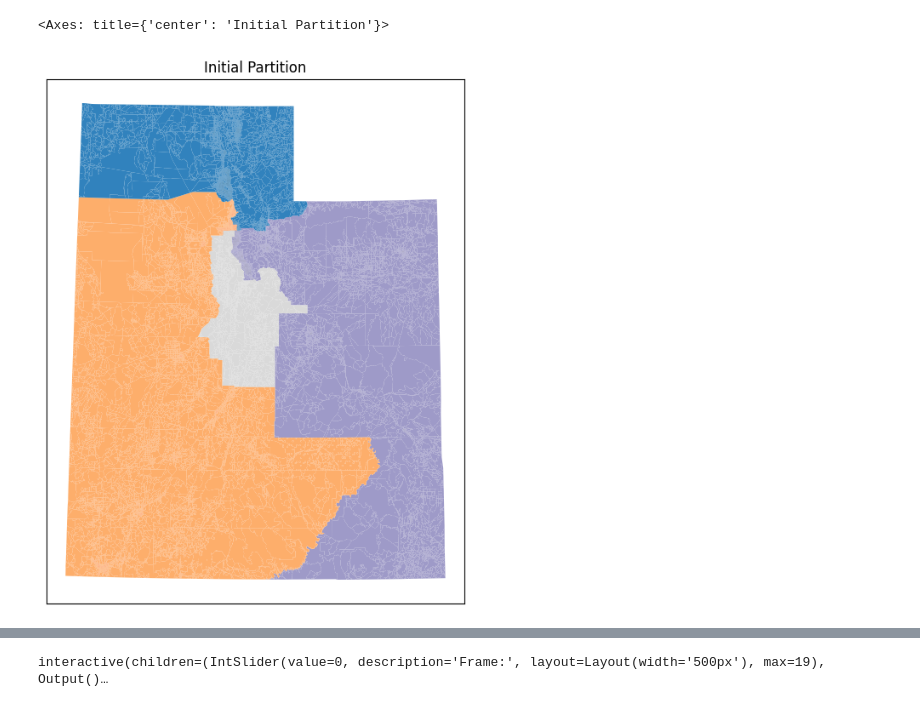
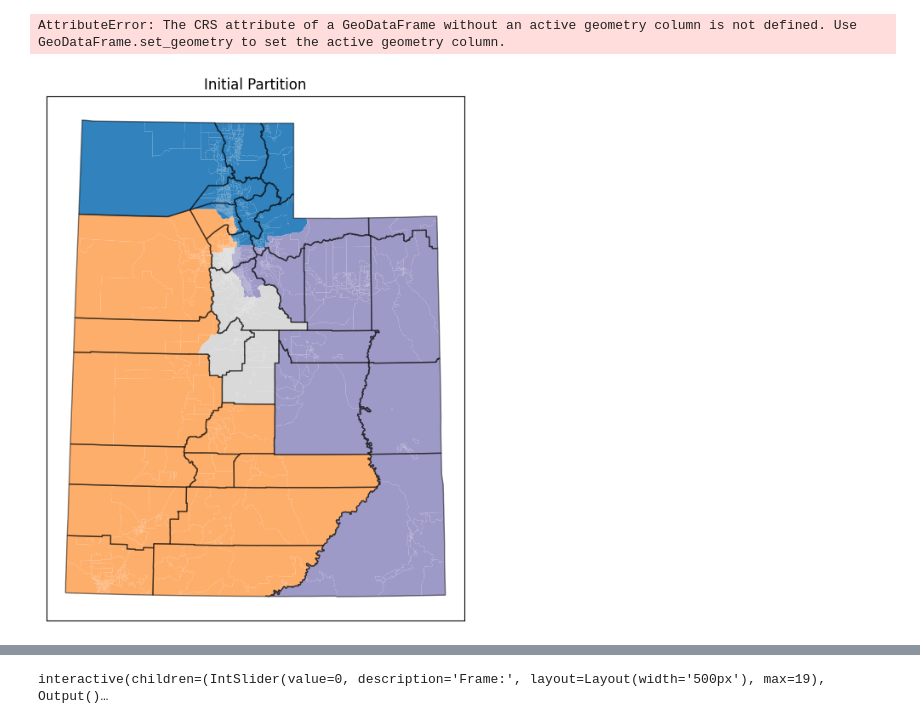
Before and after one commit to samadams8/UT_GerryChain, a Jupyter notebook: gerrychain_playground.ipynb, the cells around one changed output, grey strips where cells are left out. Cells and saved outputs as stored; diff of their text form; code cells hidden in the pictures.

Commit message:
Compile precincts, update visualizations.

```diff
--- a/gerrychain_playground.ipynb
+++ b/gerrychain_playground.ipynb
@@ -13,34 +13,37 @@ import geopandas
 # Set the random seed so that the results are reproducible!
 import random
 random.seed(42)
-
-districts = geopandas.read_file("plans/CONG/ut_cong_2021/ut_cong_2021.shp")
-blocks = geopandas.read_file("data/UT_blocks.geojson")
-
-districts.to_crs(blocks.crs, inplace=True)
-
-blocks["CONGDIST"] = maup.assign(blocks, districts)
-
-graph = Graph.from_geodataframe(blocks)
-
-my_updaters = {
-    "population": updaters.Tally("TOTPOP", alias="population"),
-    "cut_edges": updaters.cut_edges,
-    "perimeter": updaters.perimeter,
-    "area": updaters.Tally("area", alias="area"),
-}
-
-initial_partition = GeographicPartition(
-    graph,
-    assignment="CONGDIST",
-    updaters=my_updaters
-)
-
-fig, ax = plt.subplots(figsize=(8,8))
-ax.set_yticks([])
-ax.set_xticks([])
-ax.set_title("Initial Partition")
-initial_partition.plot(ax=ax, cmap='tab20c')
-# %% [output]
-<Axes: title={'center': 'Initial Partition'}>
-[figure, removed]
+# %%
+districts = geopandas.read_file("plans/CONG/ut_cong_2021/ut_cong_2021.shp")
+blocks = geopandas.read_file("data/UT_precincts.geojson")
+
+districts.to_crs(blocks.crs, inplace=True)
+
+blocks["CONGDIST"] = maup.assign(blocks, districts)
+
+graph = Graph.from_geodataframe(blocks)
+
+my_updaters = {
+    "population": updaters.Tally("TOTPOP", alias="population"),
+    "cut_edges": updaters.cut_edges,
+    "perimeter": updaters.perimeter,
+    "area": updaters.Tally("area", alias="area"),
+}
+
+initial_partition = GeographicPartition(
+    graph,
+    assignment="CONGDIST",
+    updaters=my_updaters
+)
+counties = geopandas.read_file("data/cois/UtahCountyBoundaries/ut_cnty_2020_bound.shp")
+counties.to_crs(blocks.crs, inplace=True)
+
+fig, ax = plt.subplots(figsize=(8,8))
+ax.set_yticks([])
+ax.set_xticks([])
+ax.set_title("Initial Partition")
+initial_partition.plot(ax=ax, cmap='tab20c')
+counties.boundary.plot(ax=ax, color='black', linewidth=1, alpha=0.5)
+# %% [output]
+AttributeError: The CRS attribute of a GeoDataFrame without an active geometry column is not defined. Use GeoDataFrame.set_geometry to set the active geometry column.
+[figure, added]
```
Also changed, not shown: parts of 2 cells of this notebook, 2 other files.
